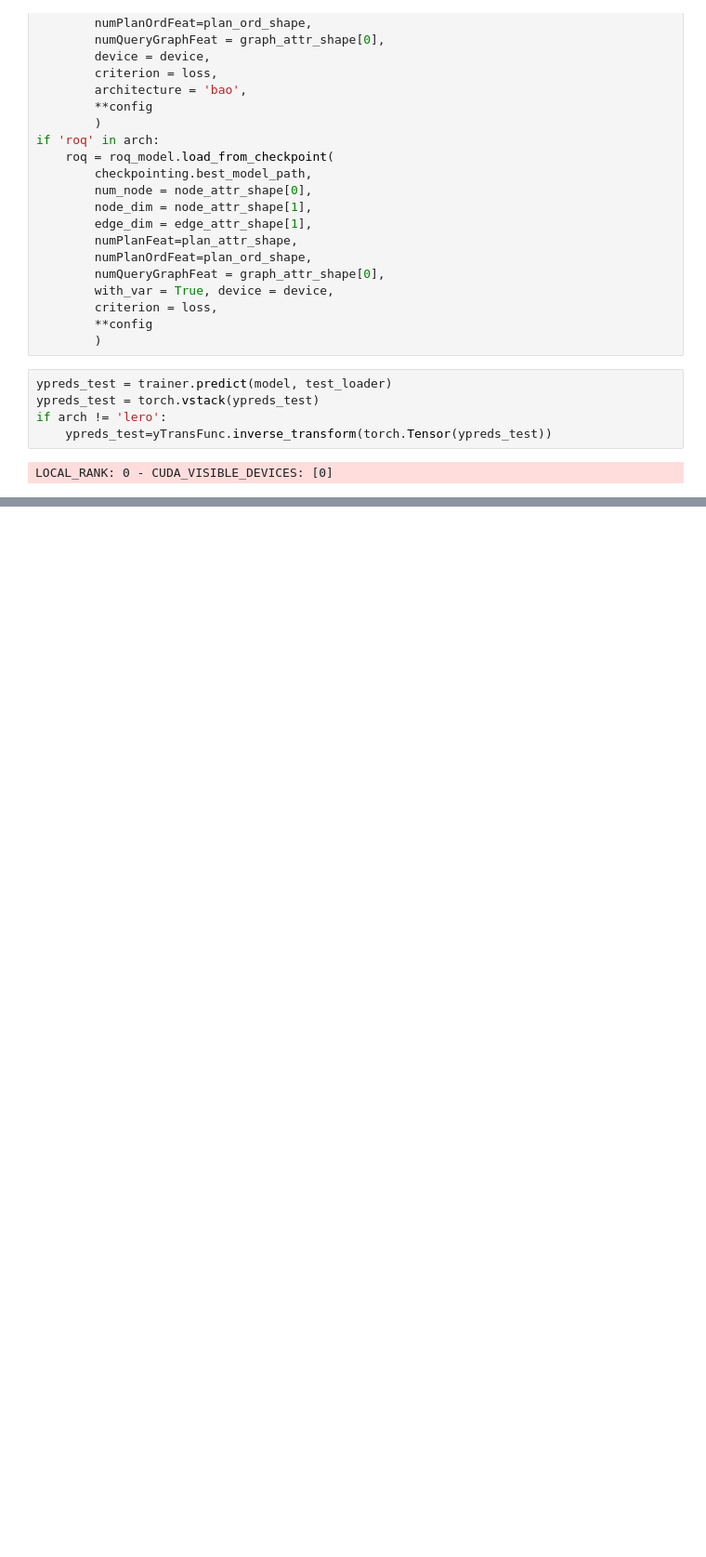
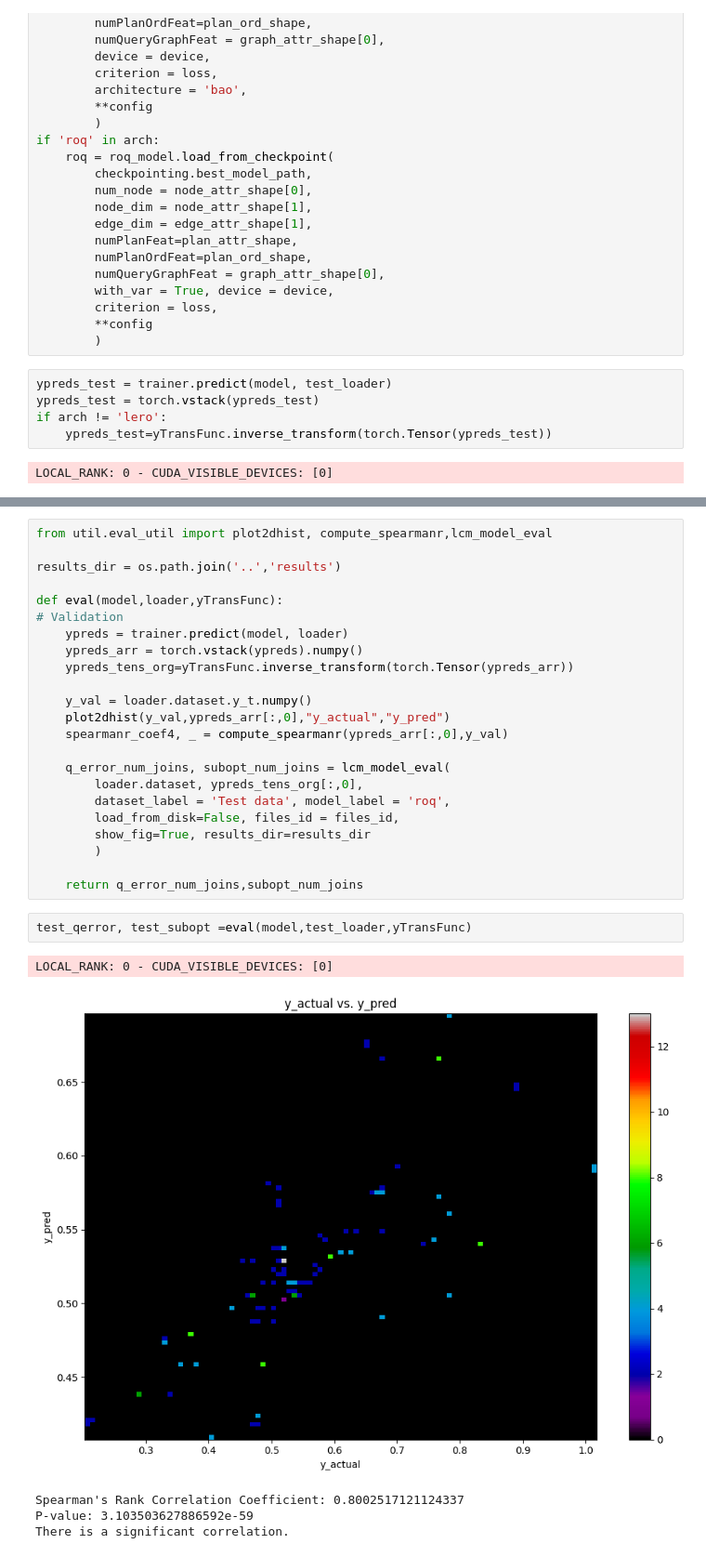
Before and after one commit to smakamali/robust_plan_eval, a Jupyter notebook: notebooks/verify.ipynb, the cells around one changed output, grey strips where cells are left out. Shown at 93% size. Cells and saved outputs as stored; diff of their text form; blank space fills up the shorter version.

```diff
--- a/notebooks/verify.ipynb
+++ b/notebooks/verify.ipynb
@@ -508,0 +623,31 @@ plotxvsy(targets[query_msk],ypreds_test[query_msk], xl='latency', yl=f'{arch} pr
+# %%
+from util.eval_util import plot2dhist, compute_spearmanr,lcm_model_eval
+
+results_dir = os.path.join('..','results')
+
+def eval(model,loader,yTransFunc):
+# Validation
+    ypreds = trainer.predict(model, loader)
+    ypreds_arr = torch.vstack(ypreds).numpy()
+    ypreds_tens_org=yTransFunc.inverse_transform(torch.Tensor(ypreds_arr))
+
+    y_val = loader.dataset.y_t.numpy()
+    plot2dhist(y_val,ypreds_arr[:,0],"y_actual","y_pred")
+    spearmanr_coef4, _ = compute_spearmanr(ypreds_arr[:,0],y_val)
+
+    q_error_num_joins, subopt_num_joins = lcm_model_eval(
+        loader.dataset, ypreds_tens_org[:,0],
+        dataset_label = 'Test data', model_label = 'roq',
+        load_from_disk=False, files_id = files_id,
+        show_fig=True, results_dir=results_dir
+        )
+
+    return q_error_num_joins,subopt_num_joins
+# %%
+test_qerror, test_subopt =eval(model,test_loader,yTransFunc)
+# %% [output]
+LOCAL_RANK: 0 - CUDA_VISIBLE_DEVICES: [0]
+[figure, added]
+Spearman's Rank Correlation Coefficient: 0.8002517121124337
+P-value: 3.103503627886592e-59
+There is a significant correlation.
```
Also changed, not shown: parts of 41 cells of this notebook.
